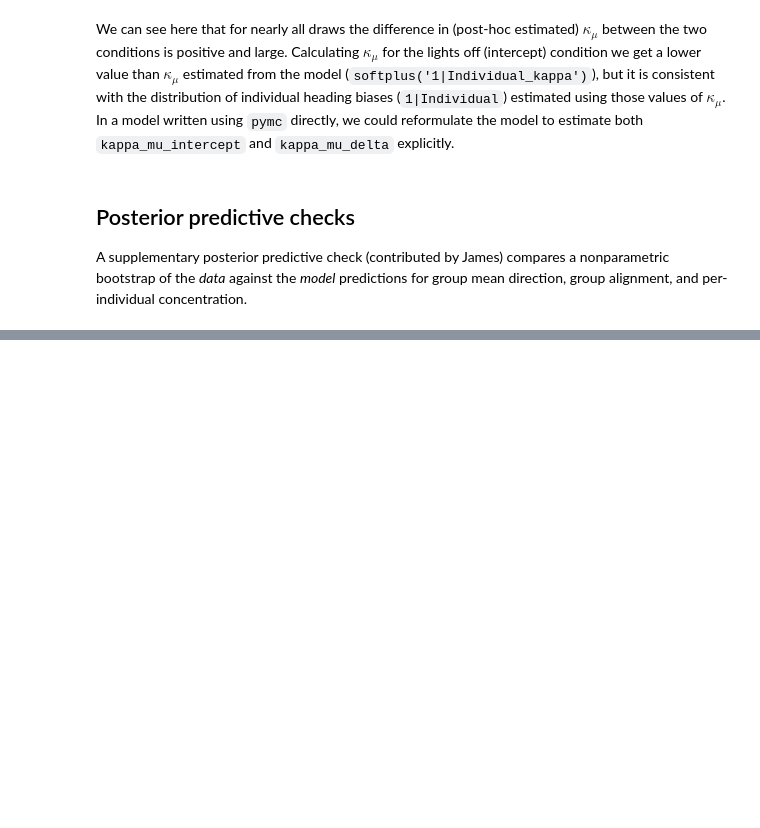
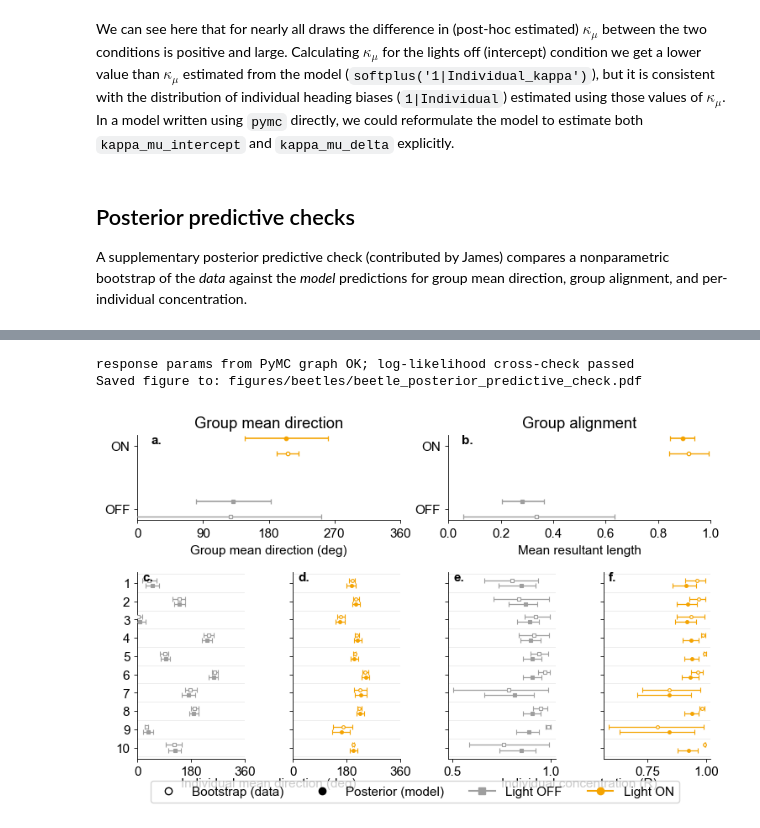
Before and after one commit to jgraving/unwrap, a Jupyter notebook: notebooks/beetles.ipynb, the cells around one changed output, grey strips where cells are left out. Saved outputs shown, nothing was run; the diff lists cells and outputs as text; code cells hidden in the pictures; blank space fills up the shorter version.

```diff
--- a/notebooks/beetles.ipynb
+++ b/notebooks/beetles.ipynb
@@ -734,0 +312,22 @@ Saved: /tmp/opencode/wt-beetles/notebooks/figures/beetles/beetle_posterior_predi
+# %%
+# Bootstrap (data) vs posterior (model) PPC: the bootstrap resampling, the
+# per-draw per-group posterior directions and concentrations, and the
+# log-likelihood cross-check live in
+# beetles_posthoc.ppc_bootstrap_stats (notebooks/beetles_posthoc.py);
+# the figure construction lives in beetles_plots.py.
+ppc = beetles_posthoc.ppc_bootstrap_stats(idata_treat, model_treat, df)
+
+plots.plot_ppc(
+    ppc["bootG"], ppc["boot_mu_off"], ppc["boot_mu_on"],
+    ppc["boot_R_off"], ppc["boot_R_on"], ppc["indivs"],
+    ppc["mu_pop_off_draw"], ppc["mu_pop_on_draw"],
+    ppc["mu_off_draw"], ppc["mu_on_draw"],
+    ppc["R_off_draw"], ppc["R_on_draw"],
+    ppc["R_group_off_draw"], ppc["R_group_on_draw"],
+    save_path="figures/beetles/beetle_posterior_predictive_check.pdf",
+)
+plt.show()
+# %% [output]
+response params from PyMC graph OK; log-likelihood cross-check passed
+Saved figure to: figures/beetles/beetle_posterior_predictive_check.pdf
+[figure, added]
```
Also changed, not shown: parts of 17 cells of this notebook.
